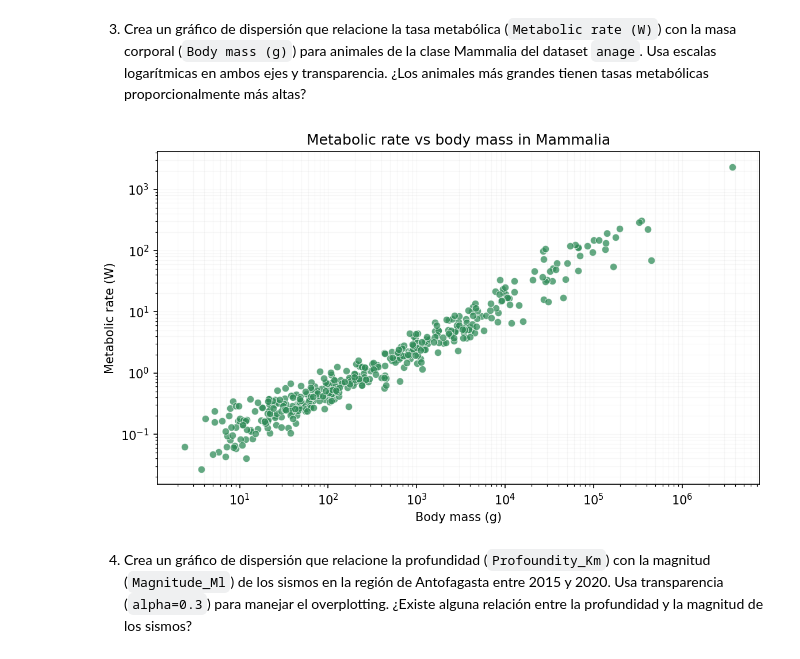
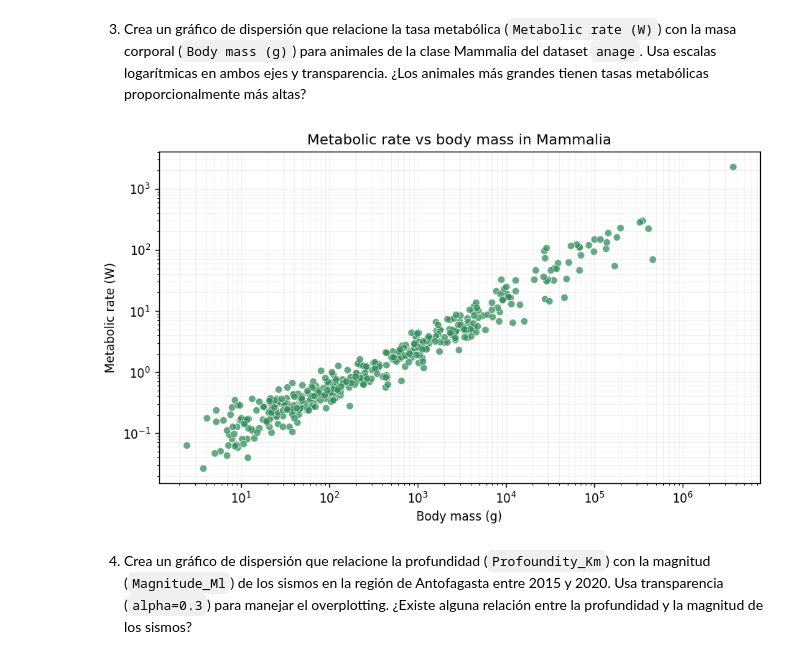
Before and after one commit to JacquelineAldridge/data-visualization-notebooks, a Jupyter notebook: tareas/3.3/solutions.ipynb, the cells around one changed output. Drawn from its saved outputs; the diff is of its cells as text; code cells hidden in the pictures.

```diff
--- a/tareas/3.3/solutions.ipynb
+++ b/tareas/3.3/solutions.ipynb
@@ -60,19 +60,19 @@ plt.grid(True, alpha=0.25)
 # %%
 df_anage_mammalia = df_anage.filter(Class="Mammalia")
 # %%
-plt.figure(figsize=(9, 5), dpi=150)
+plt.figure(figsize=(9, 5), dpi=120)
 ax = sns.scatterplot(
     data=df_anage_mammalia,
     x="Body mass (g)",
     y="Metabolic rate (W)",
     color='seagreen',
     alpha=0.75
 )
 ax.set(xscale="log", yscale="log")
 plt.title("Metabolic rate vs body mass in Mammalia")
-plt.grid(True, which="both", linewidth=0.5, alpha=0.1)
+plt.grid(True, which="both", linewidth=0.5, alpha=0.2)
 # %% [output]
-[figure, old version]
+[figure, new version]
 # %% [markdown]
 4. Crea un gráfico de dispersión que relacione la profundidad (`Profoundity_Km`) con la magnitud (`Magnitude_Ml`) de los sismos en la región de Antofagasta entre 2015 y 2020. Usa transparencia (`alpha=0.3`) para manejar el overplotting. ¿Existe alguna relación entre la profundidad y la magnitud de los sismos?
 # %%
```
Also changed, not shown: parts of 4 cells of this notebook.
